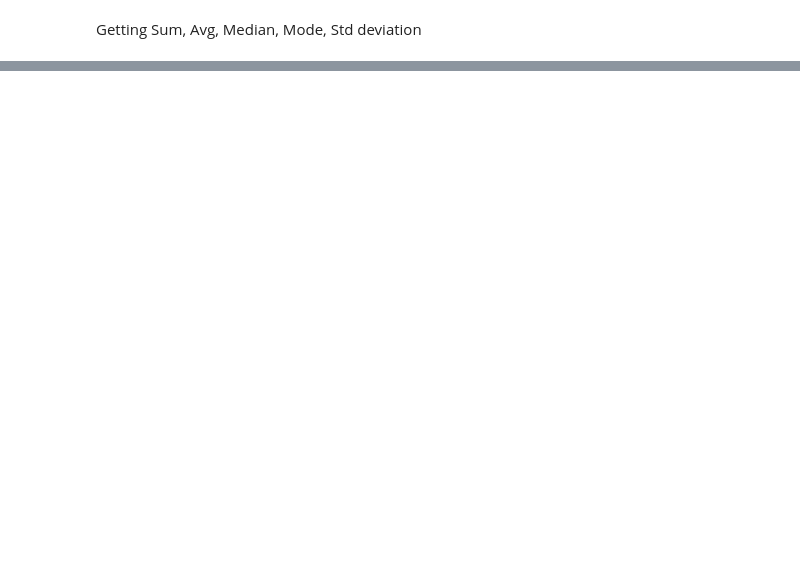
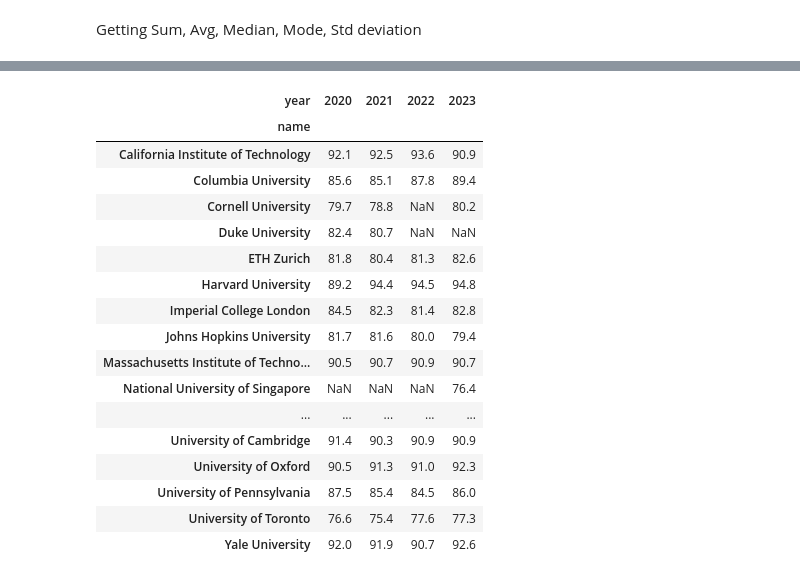
Before and after one commit to jellocode/TimesHigherRanking2024, a Jupyter notebook: notebooks/tables-2024.ipynb, the cells around one changed output, grey strips where cells are left out. Cells and saved outputs as stored; diff of their text form; code cells hidden in the pictures; blank space fills up the shorter version.

```diff
--- a/notebooks/tables-2024.ipynb
+++ b/notebooks/tables-2024.ipynb
@@ -11,0 +13,22 @@ df_new
+# %%
+data = pd.read_csv(r"combined (2020-24 v2).csv")
+df = pd.DataFrame(data)
+
+# Convert the 'year' column to integer type
+df['year'] = df['year'].astype(int)
+
+print(df['year'].unique()) # includes 2024
+
+years = df['year'].unique()
+
+# Filter the DataFrame for the years you're interested in
+df = df[df['year'].isin(years) & (df['rank'] > 0)]
+
+# Sort the DataFrame based on the 'rank' column
+df = df.sort_values(by=['rank'])
+
+# Get the top 20 ranks for each year
+top_ranks = df.groupby('year').head(20)
+
+# Print the result
+print(top_ranks['year'].unique()) # doesnt include 2024??
@@ -55,2 +114,24 @@ top_df2
+# %%
+average_scores = top_ranks.groupby(["name", "year"])["scores_teaching"].mean().unstack()
+average_scores
+# %% [output]
+| year | 2020 | 2021 | 2022 | 2023 |
+| name |  |  |  |  |
+| California Institute of Technology | 92.1 | 92.5 | 93.6 | 90.9 |
+| Columbia University | 85.6 | 85.1 | 87.8 | 89.4 |
+| Cornell University | 79.7 | 78.8 | NaN | 80.2 |
+| Duke University | 82.4 | 80.7 | NaN | NaN |
+| ETH Zurich | 81.8 | 80.4 | 81.3 | 82.6 |
+| Harvard University | 89.2 | 94.4 | 94.5 | 94.8 |
+| Imperial College London | 84.5 | 82.3 | 81.4 | 82.8 |
+| Johns Hopkins University | 81.7 | 81.6 | 80.0 | 79.4 |
+| Massachusetts Institute of Techno... | 90.5 | 90.7 | 90.9 | 90.7 |
+| National University of Singapore | NaN | NaN | NaN | 76.4 |
+| ... | ... | ... | ... | ... |
+| University of Cambridge | 91.4 | 90.3 | 90.9 | 90.9 |
+| University of Oxford | 90.5 | 91.3 | 91.0 | 92.3 |
+| University of Pennsylvania | 87.5 | 85.4 | 84.5 | 86.0 |
+| University of Toronto | 76.6 | 75.4 | 77.6 | 77.3 |
+| Yale University | 92.0 | 91.9 | 90.7 | 92.6 |
 # %%
 import pandas as pd
```
Also changed, not shown: parts of 22 cells of this notebook, 9 other files.
